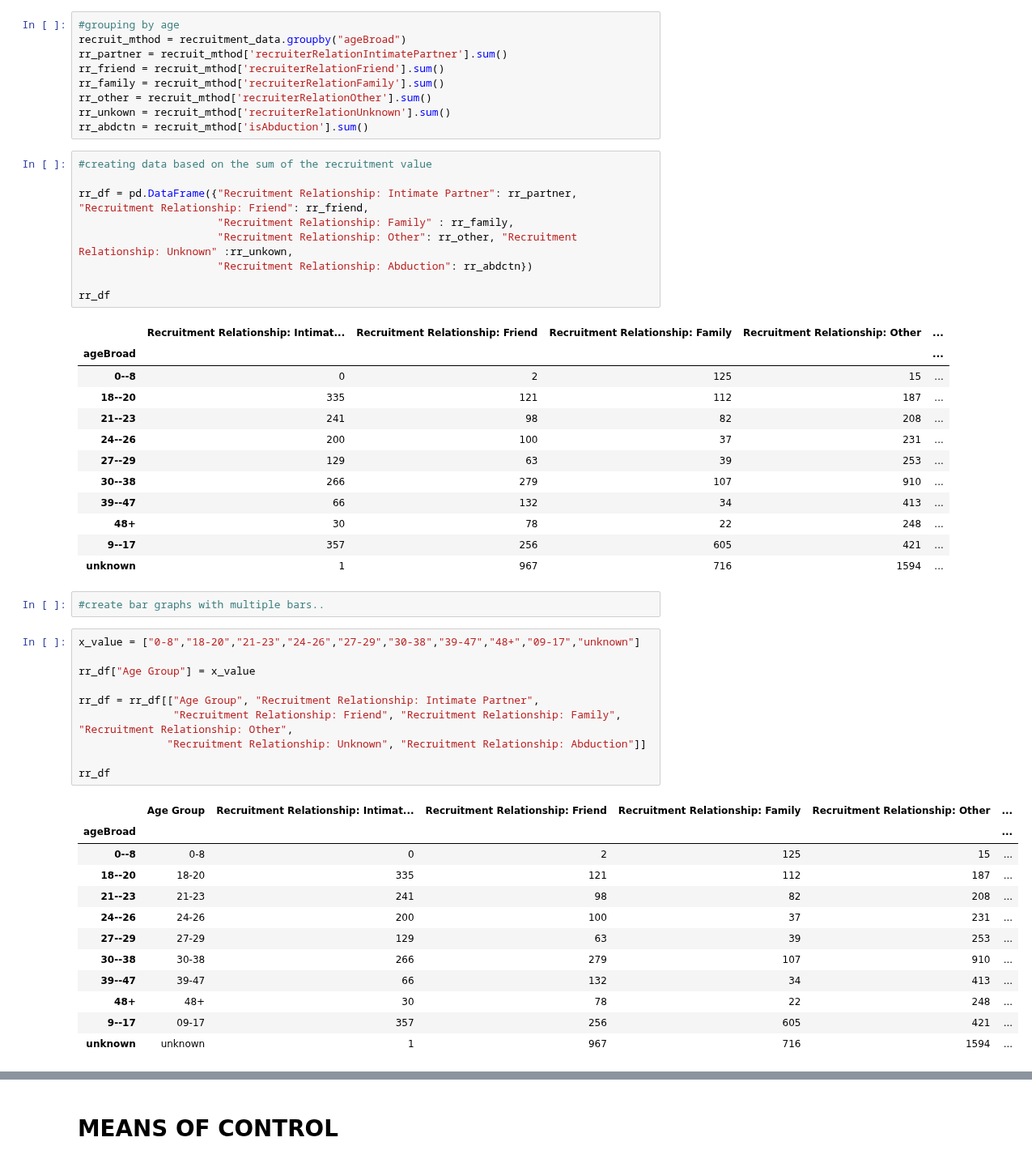
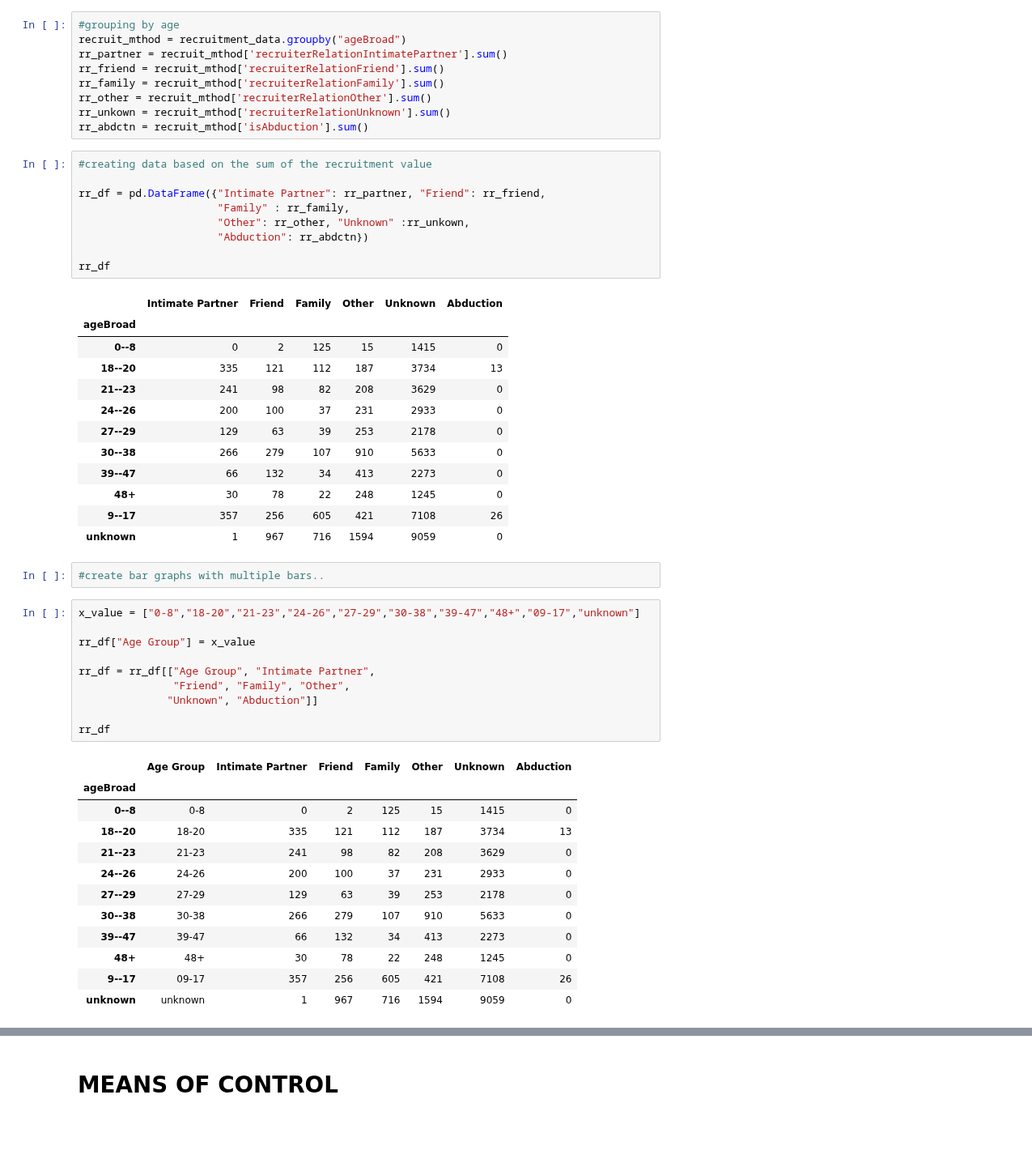
Before and after one commit to saronraut/Human-Trafficking-Awareness, a Jupyter notebook: saron_working_file/Saron-trafficking.ipynb, the cells around one changed output, grey strips where cells are left out. Shown at 81% size. Cells and saved outputs as stored; diff of their text form; blank space fills up the shorter version.

```diff
--- a/saron_working_file/Saron-trafficking.ipynb
+++ b/saron_working_file/Saron-trafficking.ipynb
@@ -158,50 +158,50 @@ rr_abdctn = recruit_mthod['isAbduction'].sum()
 # %%
 #creating data based on the sum of the recruitment value
 
-rr_df = pd.DataFrame({"Recruitment Relationship: Intimate Partner": rr_partner, "Recruitment Relationship: Friend": rr_friend,
-                      "Recruitment Relationship: Family" : rr_family,
-                      "Recruitment Relationship: Other": rr_other, "Recruitment Relationship: Unknown" :rr_unkown,
-                      "Recruitment Relationship: Abduction": rr_abdctn})
+rr_df = pd.DataFrame({"Intimate Partner": rr_partner, "Friend": rr_friend,
+                      "Family" : rr_family,
+                      "Other": rr_other, "Unknown" :rr_unkown,
+                      "Abduction": rr_abdctn})
 
 rr_df
 # %% [output]
-|  | Recruitment Relationship: Intimat... | Recruitment Relationship: Friend | Recruitment Relationship: Family | Recruitment Relationship: Other | ... |
-| ageBroad |  |  |  |  | ... |
-| 0--8 | 0 | 2 | 125 | 15 | ... |
-| 18--20 | 335 | 121 | 112 | 187 | ... |
-| 21--23 | 241 | 98 | 82 | 208 | ... |
-| 24--26 | 200 | 100 | 37 | 231 | ... |
-| 27--29 | 129 | 63 | 39 | 253 | ... |
-| 30--38 | 266 | 279 | 107 | 910 | ... |
-| 39--47 | 66 | 132 | 34 | 413 | ... |
-| 48+ | 30 | 78 | 22 | 248 | ... |
-| 9--17 | 357 | 256 | 605 | 421 | ... |
-| unknown | 1 | 967 | 716 | 1594 | ... |
+|  | Intimate Partner | Friend | Family | Other | Unknown | Abduction |
+| ageBroad |  |  |  |  |  |  |
+| 0--8 | 0 | 2 | 125 | 15 | 1415 | 0 |
+| 18--20 | 335 | 121 | 112 | 187 | 3734 | 13 |
+| 21--23 | 241 | 98 | 82 | 208 | 3629 | 0 |
+| 24--26 | 200 | 100 | 37 | 231 | 2933 | 0 |
+| 27--29 | 129 | 63 | 39 | 253 | 2178 | 0 |
+| 30--38 | 266 | 279 | 107 | 910 | 5633 | 0 |
+| 39--47 | 66 | 132 | 34 | 413 | 2273 | 0 |
+| 48+ | 30 | 78 | 22 | 248 | 1245 | 0 |
+| 9--17 | 357 | 256 | 605 | 421 | 7108 | 26 |
+| unknown | 1 | 967 | 716 | 1594 | 9059 | 0 |
 # %%
 #create bar graphs with multiple bars..
 # %%
 x_value = ["0-8","18-20","21-23","24-26","27-29","30-38","39-47","48+","09-17","unknown"]
 
 rr_df["Age Group"] = x_value
 
-rr_df = rr_df[["Age Group", "Recruitment Relationship: Intimate Partner",
-               "Recruitment Relationship: Friend", "Recruitment Relationship: Family", "Recruitment Relationship: Other",
-              "Recruitment Relationship: Unknown", "Recruitment Relationship: Abduction"]]
+rr_df = rr_df[["Age Group", "Intimate Partner",
+               "Friend", "Family", "Other",
+              "Unknown", "Abduction"]]
 
 rr_df
 # %% [output]
-|  | Age Group | Recruitment Relationship: Intimat... | Recruitment Relationship: Friend | Recruitment Relationship: Family | Recruitment Relationship: Other | ... |
-| ageBroad |  |  |  |  |  | ... |
-| 0--8 | 0-8 | 0 | 2 | 125 | 15 | ... |
-| 18--20 | 18-20 | 335 | 121 | 112 | 187 | ... |
-| 21--23 | 21-23 | 241 | 98 | 82 | 208 | ... |
-| 24--26 | 24-26 | 200 | 100 | 37 | 231 | ... |
-| 27--29 | 27-29 | 129 | 63 | 39 | 253 | ... |
-| 30--38 | 30-38 | 266 | 279 | 107 | 910 | ... |
-| 39--47 | 39-47 | 66 | 132 | 34 | 413 | ... |
-| 48+ | 48+ | 30 | 78 | 22 | 248 | ... |
-| 9--17 | 09-17 | 357 | 256 | 605 | 421 | ... |
-| unknown | unknown | 1 | 967 | 716 | 1594 | ... |
+|  | Age Group | Intimate Partner | Friend | Family | Other | Unknown | Abduction |
+| ageBroad |  |  |  |  |  |  |  |
+| 0--8 | 0-8 | 0 | 2 | 125 | 15 | 1415 | 0 |
+| 18--20 | 18-20 | 335 | 121 | 112 | 187 | 3734 | 13 |
+| 21--23 | 21-23 | 241 | 98 | 82 | 208 | 3629 | 0 |
+| 24--26 | 24-26 | 200 | 100 | 37 | 231 | 2933 | 0 |
+| 27--29 | 27-29 | 129 | 63 | 39 | 253 | 2178 | 0 |
+| 30--38 | 30-38 | 266 | 279 | 107 | 910 | 5633 | 0 |
+| 39--47 | 39-47 | 66 | 132 | 34 | 413 | 2273 | 0 |
+| 48+ | 48+ | 30 | 78 | 22 | 248 | 1245 | 0 |
+| 9--17 | 09-17 | 357 | 256 | 605 | 421 | 7108 | 26 |
+| unknown | unknown | 1 | 967 | 716 | 1594 | 9059 | 0 |
 # %%
 rr_df = rr_df.reset_index()
 rr_df = rr_df.sort_values(by=["Age Group"], ascending= True)
```
Also changed, not shown: parts of 13 cells of this notebook.
